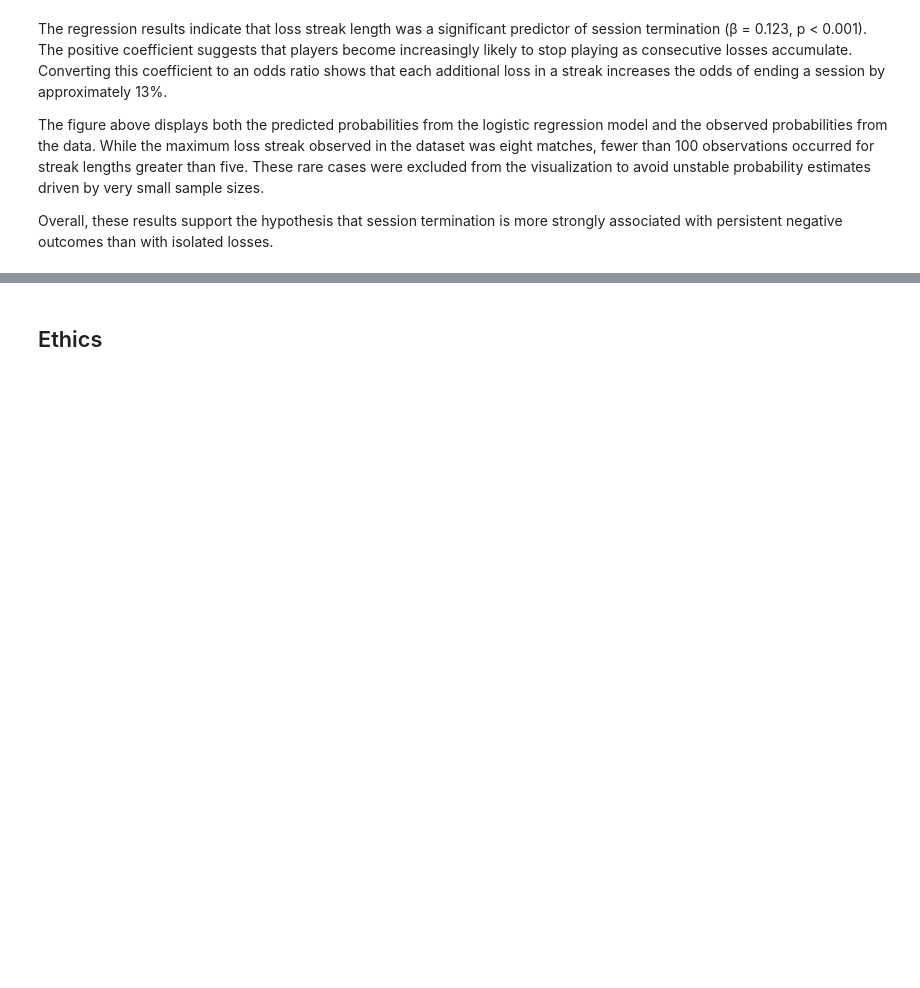
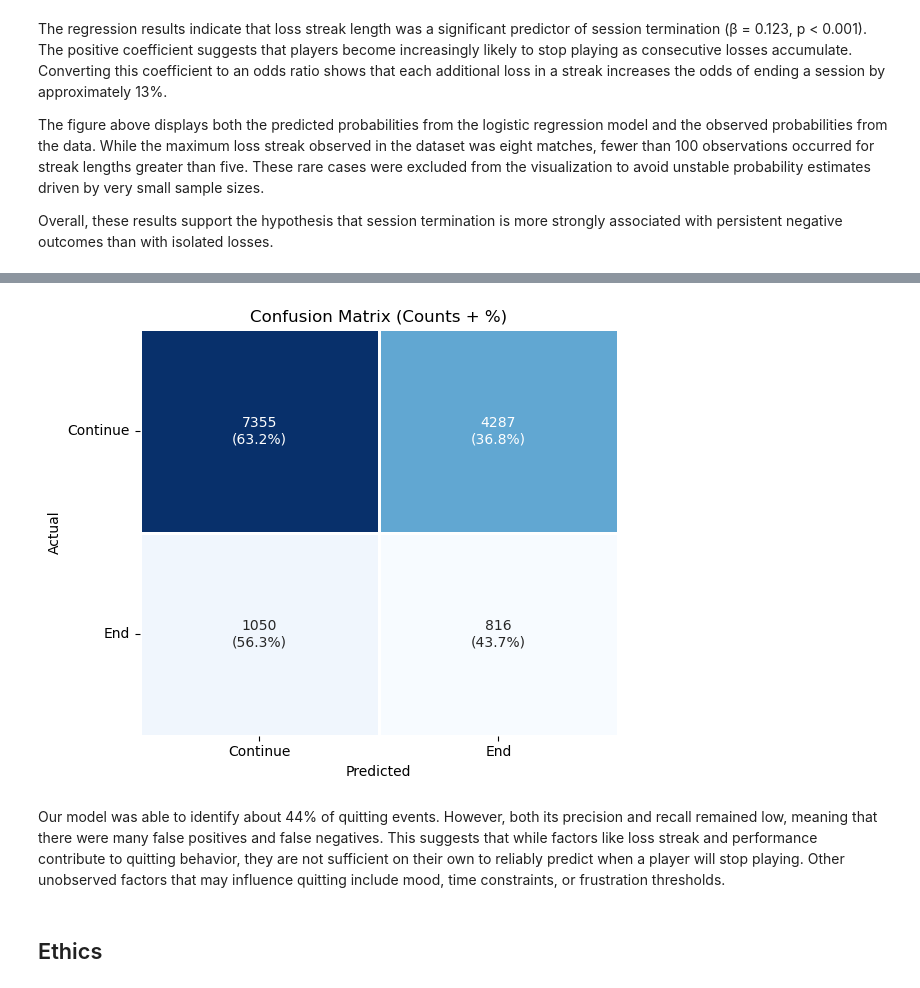
Before and after one commit to COGS108/Group126_WI26, a Jupyter notebook: 03-FinalProject.ipynb, the cells around one changed output, grey strips where cells are left out. Cells and saved outputs as stored; diff of their text form; code cells hidden in the pictures; blank space fills up the shorter version.

```diff
--- a/03-FinalProject.ipynb
+++ b/03-FinalProject.ipynb
@@ -517,3 +591,36 @@ Overall, these results support the hypothesis that session termination is more s
+# %%
+cm = confusion_matrix(y_test, y_pred)
+cm_percent = cm / cm.sum(axis=1, keepdims=True)
+
+labels = np.array([
+    [f"{cm[i,j]}\n({cm_percent[i,j]*100:.1f}%)" for j in range(cm.shape[1])]
+    for i in range(cm.shape[0])
+])
+
+plt.figure(figsize=(6,5))
+
+sns.heatmap(
+    cm,
+    annot=labels,
+    fmt="",
+    cmap="Blues",
+    cbar=False,
+    linewidths=1
+)
+
+plt.xlabel("Predicted")
+plt.ylabel("Actual")
+plt.title("Confusion Matrix (Counts + %)")
+
+plt.xticks([0.5, 1.5], ["Continue", "End"])
+plt.yticks([0.5, 1.5], ["Continue", "End"], rotation=0)
+
+plt.tight_layout()
+plt.show()
+# %% [output]
+[figure, added]
+# %% [markdown]
+Our model was able to identify about 44% of quitting events. However, both its precision and recall remained low, meaning that there were many false positives and false negatives. This suggests that while factors like loss streak and performance contribute to quitting behavior, they are not sufficient on their own to reliably predict when a player will stop playing. Other unobserved factors that may influence quitting include mood, time constraints, or frustration thresholds.
 # %% [markdown]
 ## Ethics
 # %% [markdown]
```
Also changed, not shown: parts of 6 cells of this notebook.
